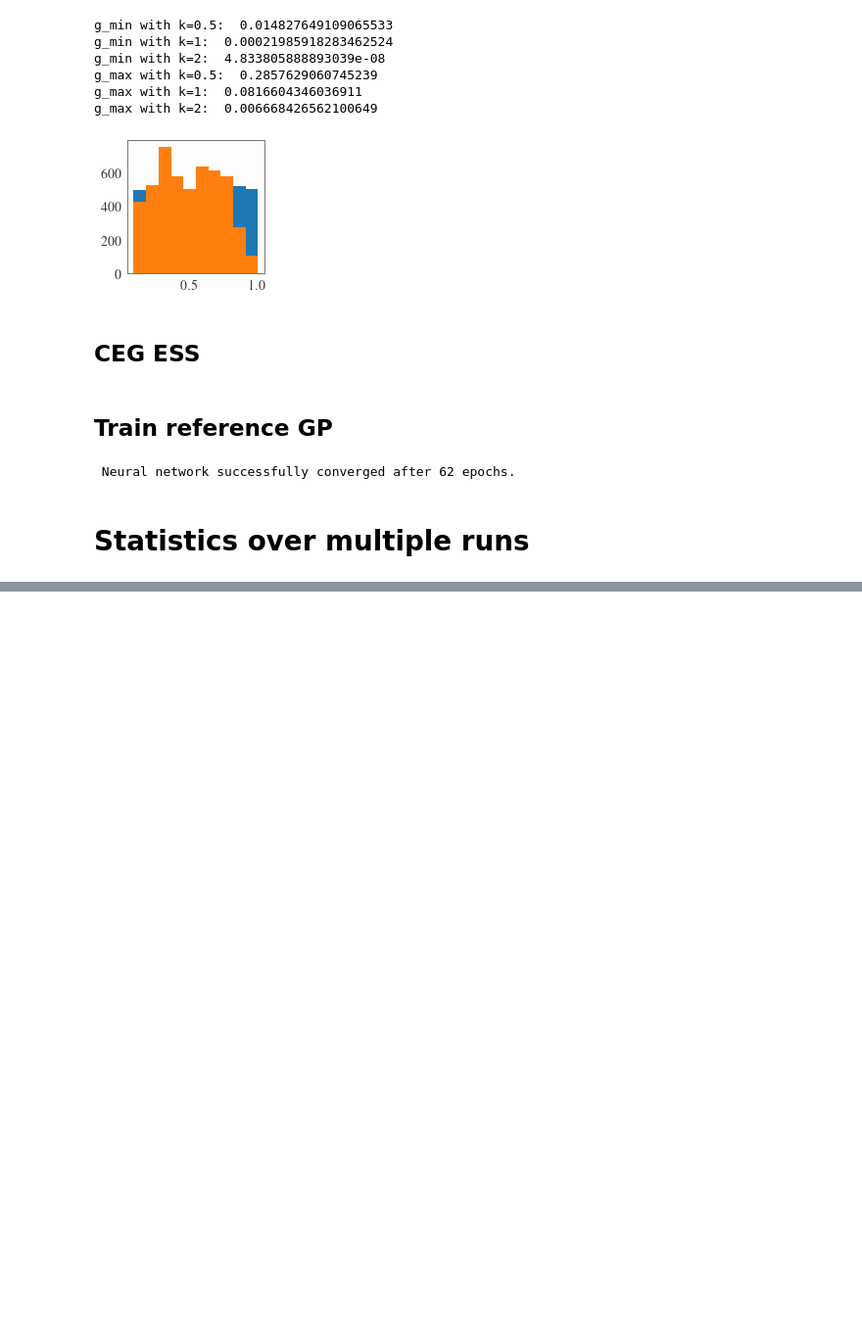
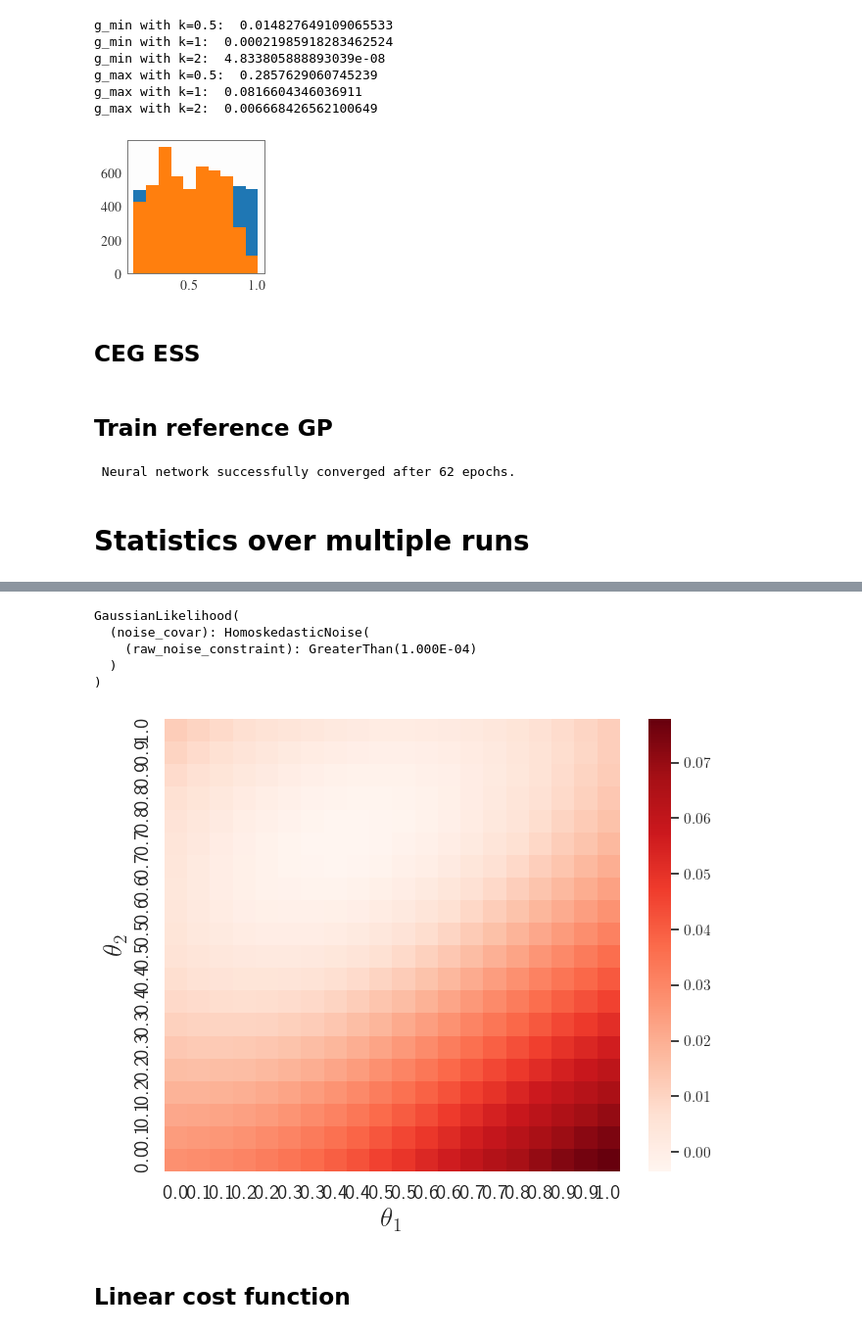
Before and after one commit to huangdaolang/cost-aware-sbi, a Jupyter notebook: TempSIR.ipynb, the cells around one changed output, grey strips where cells are left out. Shown at 98% size. Drawn from its saved outputs; the diff is of its cells as text; code cells hidden in the pictures; blank space fills up the shorter version.

```diff
--- a/TempSIR.ipynb
+++ b/TempSIR.ipynb
@@ -405,0 +715,39 @@ get_results('mixture', 50)
+# %%
+state_dicts = torch.load('data/temp_sir_gp_15.pth')   # Load GP params
+
+# Load GP data
+X = torch.load("data/temp_sir_gp_x_15.pt")
+times_train = torch.load("data/temp_sir_gp_y_15.pt")
+
+likelihood = gpytorch.likelihoods.GaussianLikelihood()
+model = GP(X, times_train, likelihood)
+
+model.load_state_dict(state_dicts['model_state_dict'])
+likelihood.load_state_dict(state_dicts['likelihood_state_dict'])
+
+model.eval()
+likelihood.eval()
+# %% [output]
+GaussianLikelihood(
+  (noise_covar): HomoskedasticNoise(
+    (raw_noise_constraint): GreaterThan(1.000E-04)
+  )
+)
+# %%
+cost_gp_15 = likelihood(model(torch.tensor(theta_grid).float())).mean.reshape(N, N)
+# %%
+beta_range = np.linspace(0, 1, N)
+gamma_range = np.linspace(0, 1, N)
+sns.set(style="white")
+
+plt.figure(figsize=(7.5, 6))
+sns.heatmap(cost_gp_15.detach().numpy(), xticklabels=np.round(beta_range, 1), yticklabels=np.round(gamma_range, 1), annot=False, fmt=".2f", cmap='Reds').invert_yaxis()
+plt.xlabel('$\\theta_1$', size=20)
+plt.ylabel('$\\theta_2$', size=20)
+plt.xticks(fontsize=15)
+plt.yticks(fontsize=15)
+plt.show()
+# %% [output]
+[figure, added]
+# %% [markdown]
+## Linear cost function
```
Also changed, not shown: parts of 50 cells of this notebook, 3 other files.
